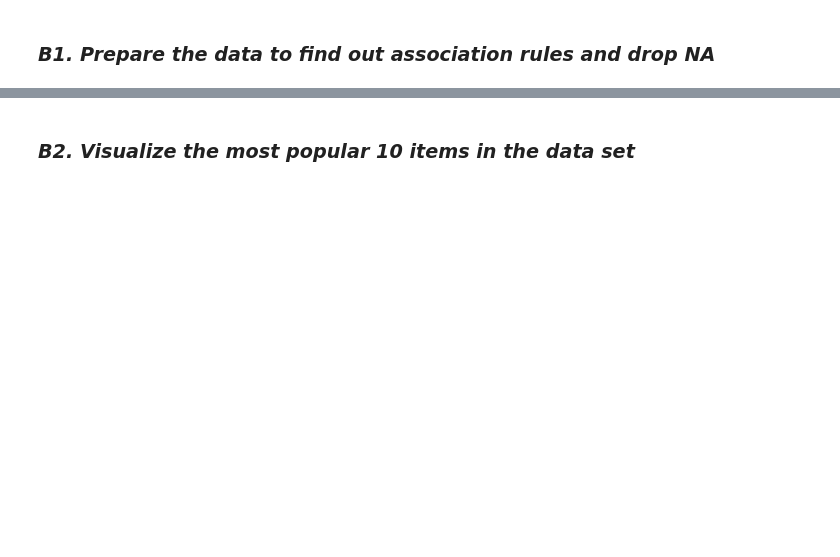
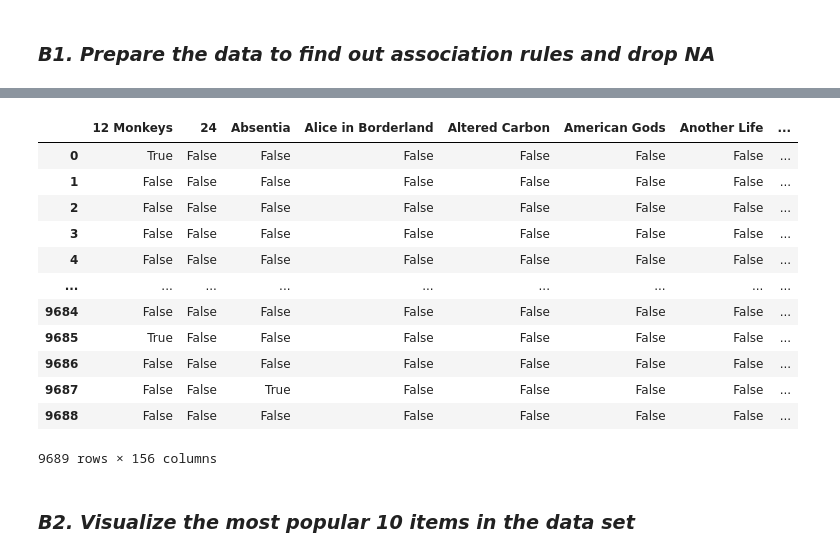
Before and after one commit to ABizCho/py_machineLearning, a Jupyter notebook: Assignment_Individual/asgmt_5_UnsupervisedML_201823869.ipynb, the cells around one changed output, grey strips where cells are left out. Drawn from its saved outputs; the diff is of its cells as text; code cells hidden in the pictures; blank space fills up the shorter version.

```diff
--- a/Assignment_Individual/asgmt_5_UnsupervisedML_201823869.ipynb
+++ b/Assignment_Individual/asgmt_5_UnsupervisedML_201823869.ipynb
@@ -388,2 +448,20 @@ basket.head()
+# %%
+#drop nan column
+basket_clean = transf_df.drop(['nan'], axis = 1)
+basket_clean
+# %% [output]
+|  | 12 Monkeys | 24 | Absentia | Alice in Borderland | Altered Carbon | American Gods | Another Life | ... |
+| 0 | True | False | False | False | False | False | False | ... |
+| 1 | False | False | False | False | False | False | False | ... |
+| 2 | False | False | False | False | False | False | False | ... |
+| 3 | False | False | False | False | False | False | False | ... |
+| 4 | False | False | False | False | False | False | False | ... |
+| ... | ... | ... | ... | ... | ... | ... | ... | ... |
+| 9684 | False | False | False | False | False | False | False | ... |
+| 9685 | True | False | False | False | False | False | False | ... |
+| 9686 | False | False | False | False | False | False | False | ... |
+| 9687 | False | False | True | False | False | False | False | ... |
+| 9688 | False | False | False | False | False | False | False | ... |
+9689 rows × 156 columns
 # %% [markdown]
 ### ***B2. Visualize the most popular 10 items in the data set***
```
Also changed, not shown: parts of 13 cells of this notebook.
